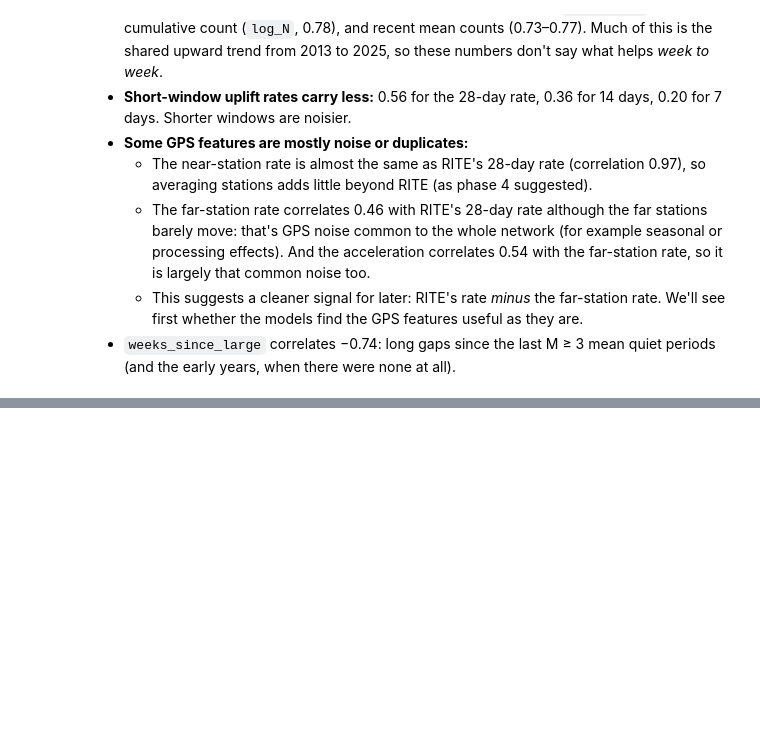
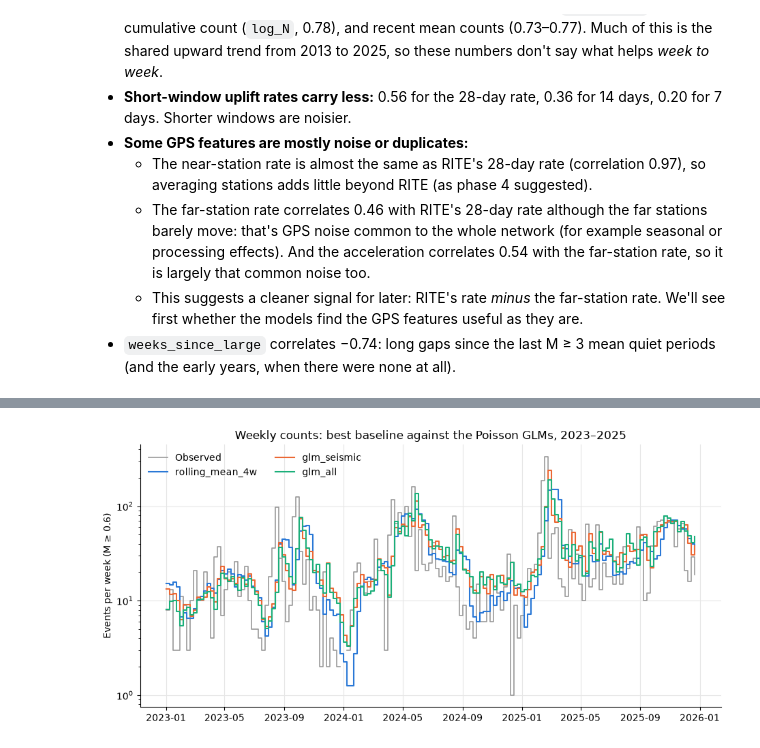
Before and after one commit to PatrickBolton/flegrei-seismicity, a Jupyter notebook: notebooks/04_models.ipynb, the cells around one changed output, grey strips where cells are left out. Saved outputs shown, nothing was run; the diff lists cells and outputs as text; code cells hidden in the pictures; blank space fills up the shorter version.

```diff
--- a/notebooks/04_models.ipynb
+++ b/notebooks/04_models.ipynb
@@ -141,0 +180,25 @@ span[GPS_FEATURES].corr(method="spearman").round(2)
+# %%
+import warnings
+
+from src.baselines import make_rolling_mean, persistence
+from src.evaluation import (count_scores, paired_difference, walk_forward, weekly_poisson_deviance)
+from src.models import GLM_ALPHAS, _training_rows, glm_coefficients, make_glm_forecaster
+
+warnings.filterwarnings("ignore", category=RuntimeWarning)
+test = table.loc[TEST_START:TEST_END]
+recent = test.index >= "2023-01-01"
+feature_sets = {"glm_seismic": SEISMIC_FEATURES,
+                "glm_seismic_gps": SEISMIC_FEATURES + GPS_FEATURES,
+                "glm_all": ALL_FEATURES}
+
+count_forecasts = {"persistence": walk_forward(table, persistence, TEST_START, TEST_END),
+                   "rolling_mean_4w": walk_forward(table, make_rolling_mean(4), TEST_START, TEST_END)}
+glm_forecasters = {}
+for name, features in feature_sets.items():
+    glm_forecasters[name] = make_glm_forecaster(features, name)
+    count_forecasts[name] = walk_forward(table, glm_forecasters[name], TEST_START, TEST_END)
+
+pd.concat({
+    "2020–2025": count_scores(test["count"], count_forecasts),
+    "2023–2025": count_scores(test["count"][recent], {n: f[recent] for n, f in count_forecasts.items()}),
+}, axis=1).round(2)
@@ -141,0 +280,17 @@ span[GPS_FEATURES].corr(method="spearman").round(2)
+# %%
+fig, ax = plt.subplots(figsize=(11, 5))
+shown = test.loc["2023-01-01":]
+ax.plot(shown.index, shown["count"].where(shown["count"] > 0), drawstyle="steps-post", color="0.6",
+        linewidth=1.2, label="Observed")
+for name, colour in [("rolling_mean_4w", "#2a78d6"), ("glm_seismic", "#eb6834"), ("glm_all", "#1baf7a")]:
+    f = count_forecasts[name].loc["2023-01-01":]
+    ax.plot(f.index, f, drawstyle="steps-post", linewidth=1.5, color=colour, label=name)
+ax.set_yscale("log")
+ax.set_ylabel("Events per week (M ≥ 0.6)")
+ax.set_title("Weekly counts: best baseline against the Poisson GLMs, 2023–2025")
+ax.grid(True, which="major", color="0.9", linewidth=0.8)
+ax.spines[["top", "right"]].set_visible(False)
+ax.legend(frameon=False, loc="upper left", ncol=2)
+plt.show()
+# %% [output]
+[figure, added]
```
Also changed, not shown: parts of 8 cells of this notebook, 2 other files.
